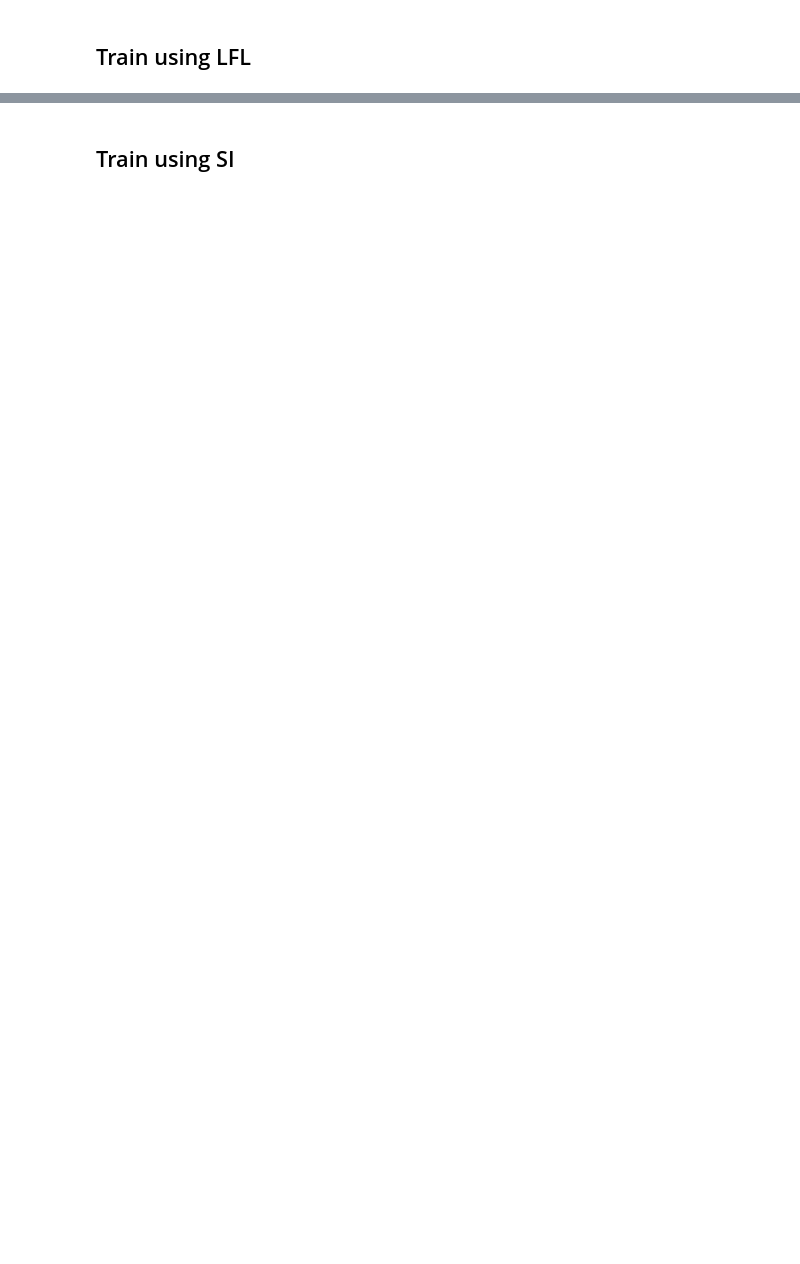
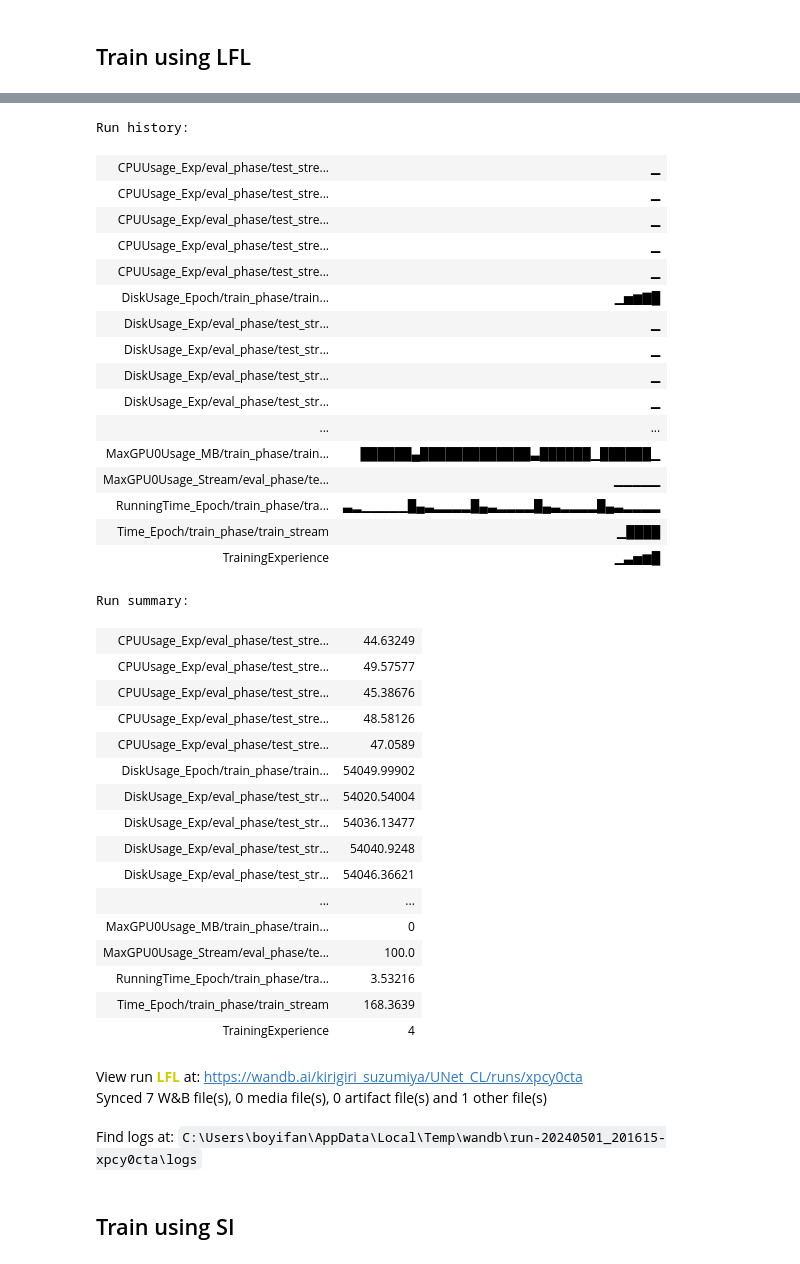
Before and after one commit to KirigiriSuzumiya/CL_for_ImageSegmentation, a Jupyter notebook: experience/cl_ewc.ipynb, the cells around one changed output, grey strips where cells are left out. Cells and saved outputs as stored; diff of their text form; code cells hidden in the pictures; blank space fills up the shorter version.

```diff
--- a/experience/cl_ewc.ipynb
+++ b/experience/cl_ewc.ipynb
@@ -342,6 +424,46 @@ Epoch 0 ended.
 # %%
 import pickle
 pickle.dump(results,open(f"./log/eval/{func_name}.pkl","wb"))
+# %%
+wandb.finish()
+# %% [output]
+Run history:
+| CPUUsage_Exp/eval_phase/test_stre... | ▁ |
+| CPUUsage_Exp/eval_phase/test_stre... | ▁ |
+| CPUUsage_Exp/eval_phase/test_stre... | ▁ |
+| CPUUsage_Exp/eval_phase/test_stre... | ▁ |
+| CPUUsage_Exp/eval_phase/test_stre... | ▁ |
+| DiskUsage_Epoch/train_phase/train... | ▁▅▆▇█ |
+| DiskUsage_Exp/eval_phase/test_str... | ▁ |
+| DiskUsage_Exp/eval_phase/test_str... | ▁ |
+| DiskUsage_Exp/eval_phase/test_str... | ▁ |
+| DiskUsage_Exp/eval_phase/test_str... | ▁ |
+| ... | ... |
+| MaxGPU0Usage_MB/train_phase/train... | ██████▄█████████████▃██████▁██████▁ |
+| MaxGPU0Usage_Stream/eval_phase/te... | ▁▁▁▁▁ |
+| RunningTime_Epoch/train_phase/tra... | ▃▂▁▁▁▁▁█▄▃▂▂▂▂█▄▃▂▂▂▂█▄▃▂▂▂▂█▄▃▂▂▂▂ |
+| Time_Epoch/train_phase/train_stream | ▁████ |
+| TrainingExperience | ▁▃▅▆█ |
+Run summary:
+| CPUUsage_Exp/eval_phase/test_stre... | 44.63249 |
+| CPUUsage_Exp/eval_phase/test_stre... | 49.57577 |
+| CPUUsage_Exp/eval_phase/test_stre... | 45.38676 |
+| CPUUsage_Exp/eval_phase/test_stre... | 48.58126 |
+| CPUUsage_Exp/eval_phase/test_stre... | 47.0589 |
+| DiskUsage_Epoch/train_phase/train... | 54049.99902 |
+| DiskUsage_Exp/eval_phase/test_str... | 54020.54004 |
+| DiskUsage_Exp/eval_phase/test_str... | 54036.13477 |
+| DiskUsage_Exp/eval_phase/test_str... | 54040.9248 |
+| DiskUsage_Exp/eval_phase/test_str... | 54046.36621 |
+| ... | ... |
+| MaxGPU0Usage_MB/train_phase/train... | 0 |
+| MaxGPU0Usage_Stream/eval_phase/te... | 100.0 |
+| RunningTime_Epoch/train_phase/tra... | 3.53216 |
+| Time_Epoch/train_phase/train_stream | 168.3639 |
+| TrainingExperience | 4 |
+View run LFL at: https://wandb.ai/kirigiri_suzumiya/UNet_CL/runs/xpcy0cta
+Synced 7 W&B file(s), 0 media file(s), 0 artifact file(s) and 1 other file(s)
+Find logs at: C:\Users\boyifan\AppData\Local\Temp\wandb\run-20240501_201615-xpcy0cta\logs
 # %% [markdown]
 ## Train using SI
 # %%
```
Also changed, not shown: parts of 14 cells of this notebook, 24 other files.
